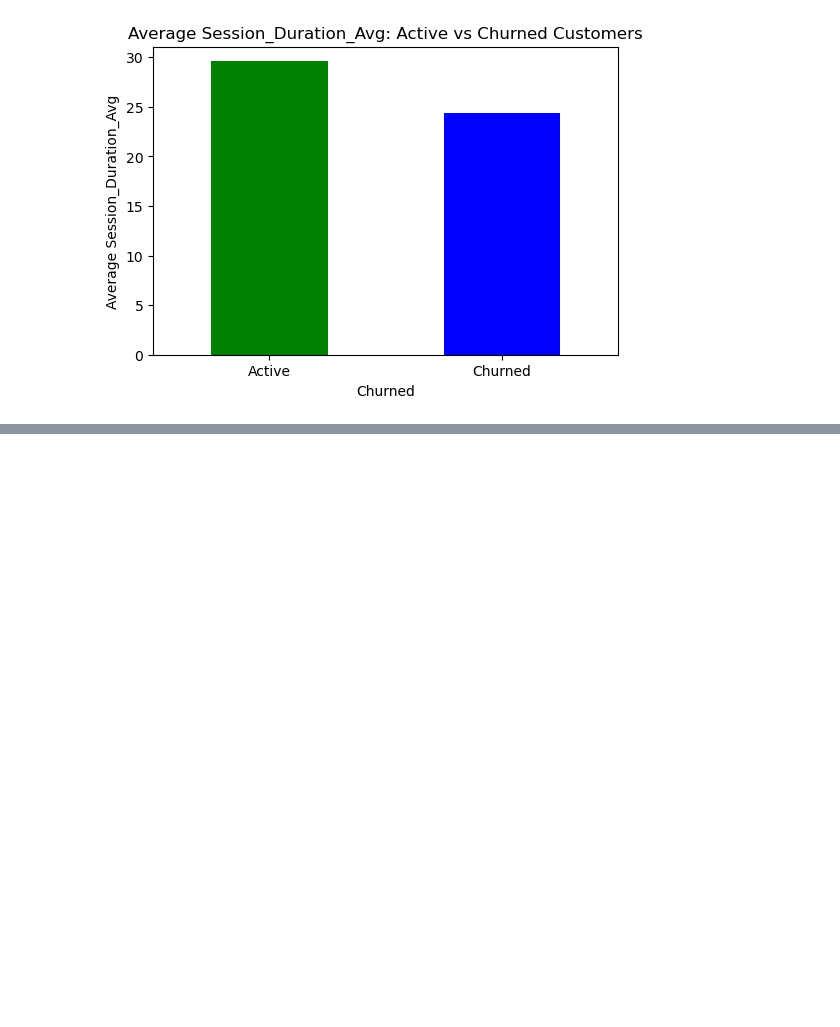
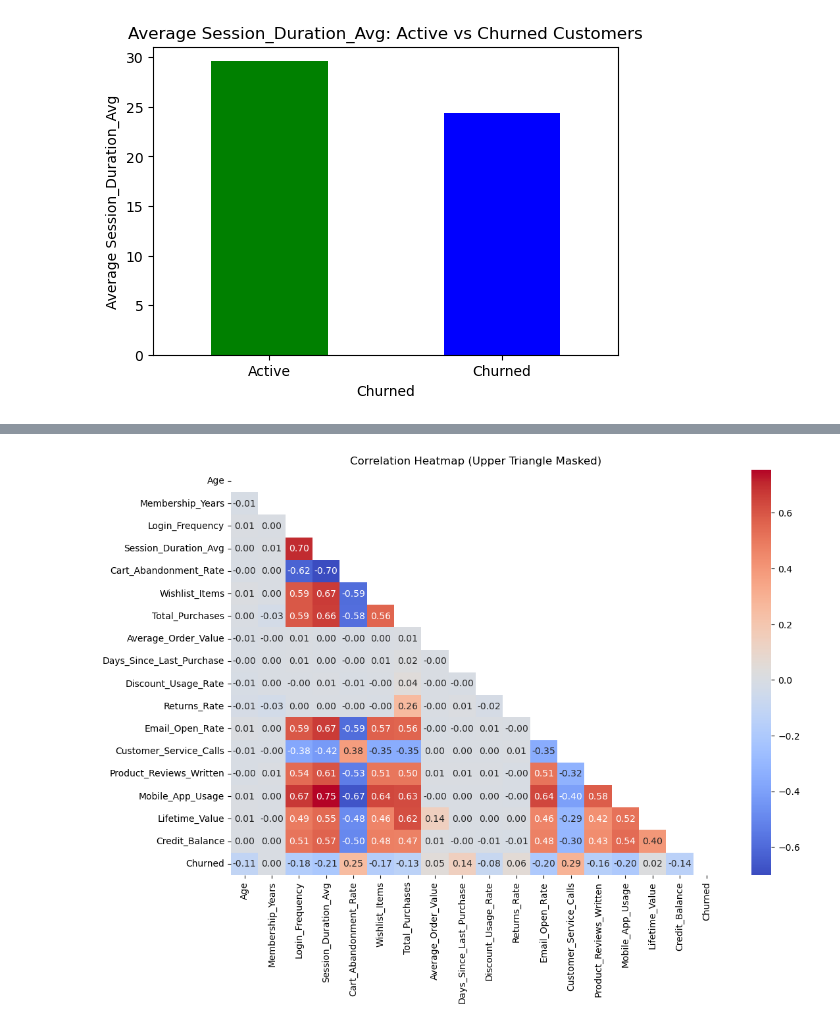
Before and after one commit to PatriciaDros/consumer-behavior, a Jupyter notebook: consumer-churn-analysis/python/Customer-Churn.ipynb, the cells around one changed output, grey strips where cells are left out. Saved outputs shown, nothing was run; the diff lists cells and outputs as text; code cells hidden in the pictures; blank space fills up the shorter version.

```diff
--- a/consumer-churn-analysis/python/Customer-Churn.ipynb
+++ b/consumer-churn-analysis/python/Customer-Churn.ipynb
@@ -169,0 +407,11 @@ plt.show()
+# %%
+import numpy as np
+
+mask = np.triu(np.ones_like(corr_matrix, dtype=bool))
+
+plt.figure(figsize=(12,8))
+sns.heatmap(corr_matrix, mask=mask, annot=True, fmt=".2f", cmap="coolwarm")
+plt.title("Correlation Heatmap (Upper Triangle Masked)")
+plt.show()
+# %% [output]
+[figure, added]
```
Also changed, not shown: parts of 22 cells of this notebook, 2 other files.
